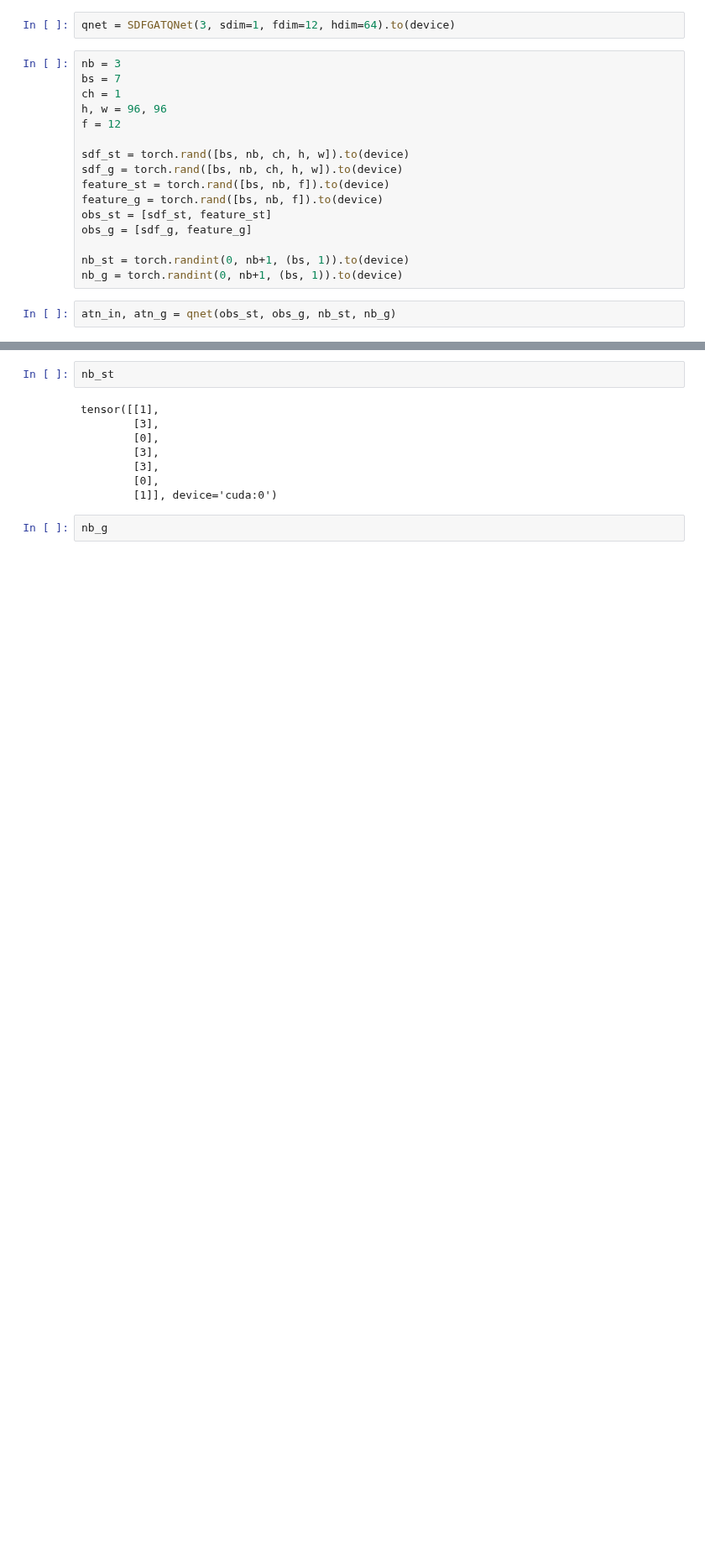
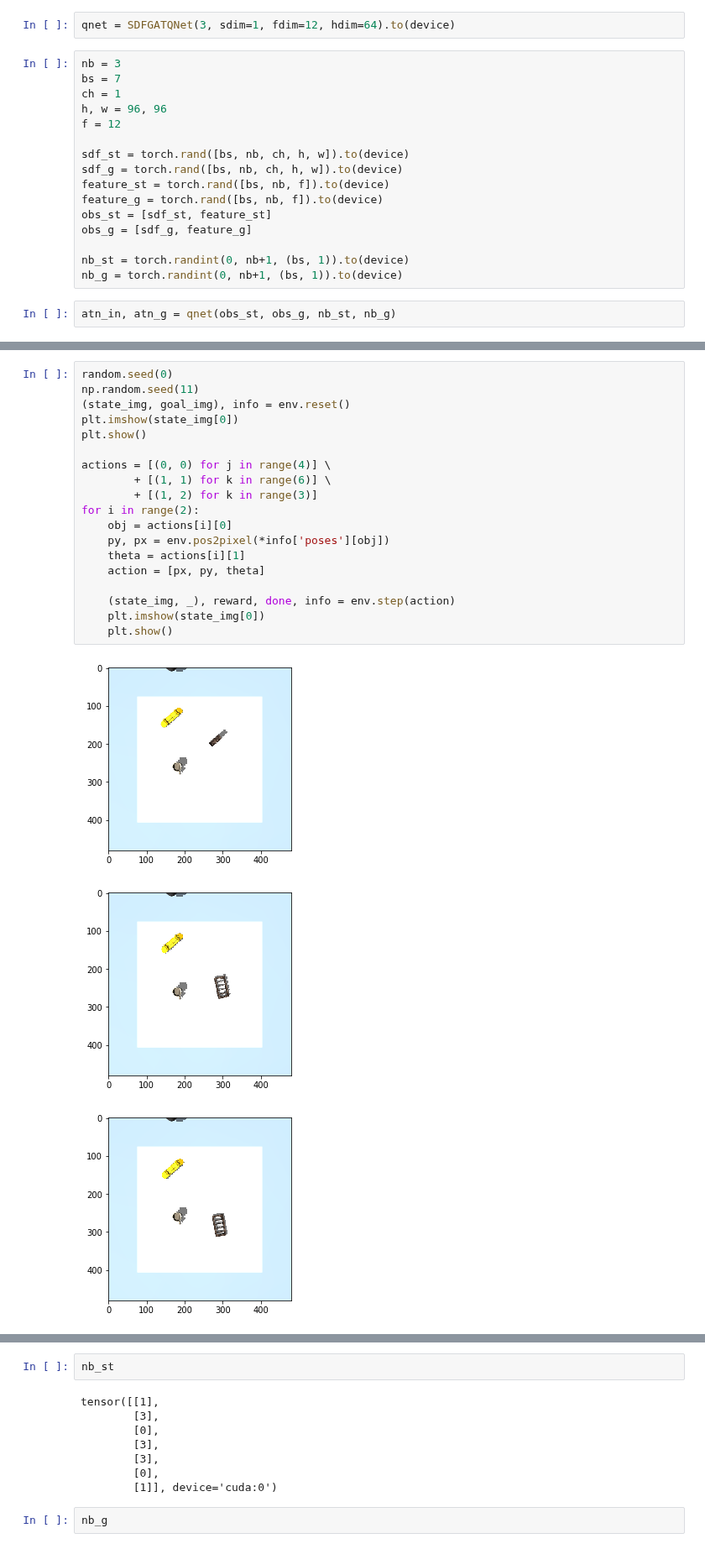
Before and after one commit to hogunkee/ur5_manipulation, a Jupyter notebook: object_wise/dqn/debugging.ipynb, the cells around one changed output, grey strips where cells are left out. Shown at 84% size. Saved outputs shown, nothing was run; the diff lists cells and outputs as text; blank space fills up the shorter version.

```diff
--- a/object_wise/dqn/debugging.ipynb
+++ b/object_wise/dqn/debugging.ipynb
@@ -22,0 +82,23 @@ atn_in, atn_g = qnet(obs_st, obs_g, nb_st, nb_g)
+# %%
+random.seed(0)
+np.random.seed(11)
+(state_img, goal_img), info = env.reset()
+plt.imshow(state_img[0])
+plt.show()
+
+actions = [(0, 0) for j in range(4)] \
+        + [(1, 1) for k in range(6)] \
+        + [(1, 2) for k in range(3)]
+for i in range(2):
+    obj = actions[i][0]
+    py, px = env.pos2pixel(*info['poses'][obj])
+    theta = actions[i][1]
+    action = [px, py, theta]
+
+    (state_img, _), reward, done, info = env.step(action)
+    plt.imshow(state_img[0])
+    plt.show()
+# %% [output]
+[figure, added]
+[figure, added]
+[figure, added]
```
Also changed, not shown: parts of 16 cells of this notebook, 5 other files.
